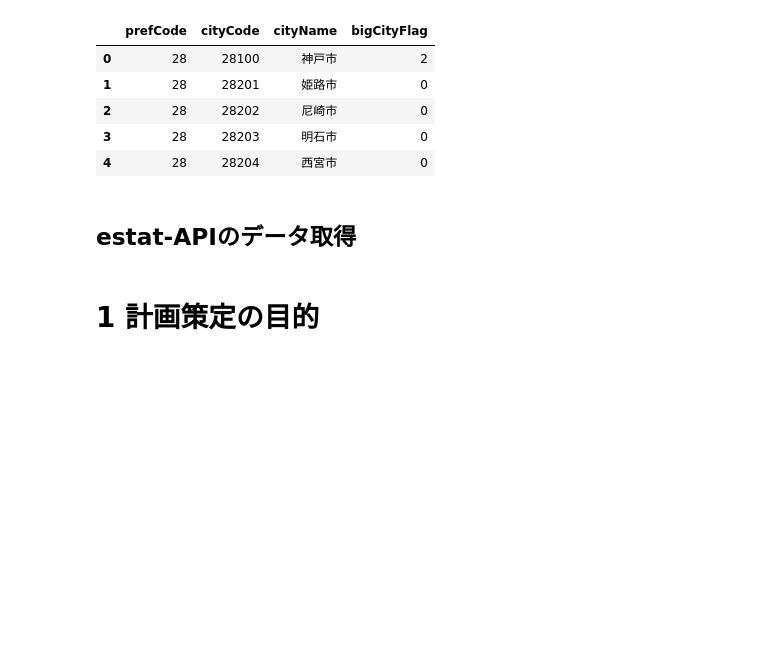
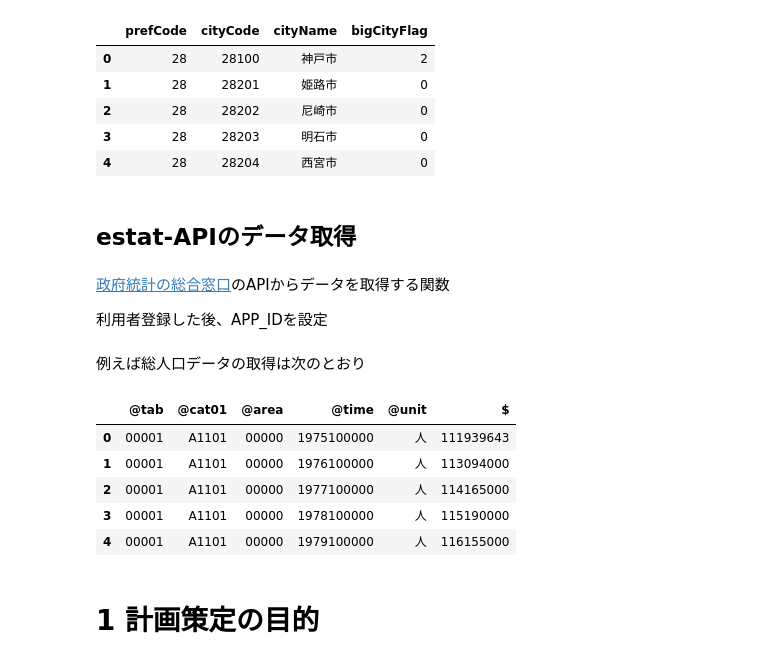
Before and after one commit to dicechick373/google-colab, a Jupyter notebook: 2022_kouwan/03_播磨臨海CNP.ipynb, the cells around one changed output. Cells and saved outputs as stored; diff of their text form; code cells hidden in the pictures; blank space fills up the shorter version.

```diff
--- a/2022_kouwan/03_播磨臨海CNP.ipynb
+++ b/2022_kouwan/03_播磨臨海CNP.ipynb
@@ -81,6 +84,12 @@ citylist(28).head()
 | 4 | 28 | 28204 | 西宮市 | 0 |
 # %% [markdown]
 ## estat-APIのデータ取得
+# %% [markdown]
+[政府統計の総合窓口](https://www.e-stat.go.jp/)のAPIからデータを取得する関数
+
+利用者登録した後、APP_IDを設定
+# %%
+ESTAT_APP_ID = '724e5b90772a3e9289f41a253e4e7e32438f4fff'
 # %%
 import urllib.parse
 import urllib.request
@@ -88,14 +97,36 @@ import json
 
 def get_estat_response(params):
   # appId
-  params['appId'] = '724e5b90772a3e9289f41a253e4e7e32438f4fff'
+  params['appId'] = ESTAT_APP_ID
 
   # url生成
   url = 'http://api.e-stat.go.jp/rest/2.1/app/json/getStatsData?'
   url += urllib.parse.urlencode(params)
 
+  # API取得
   with urllib.request.urlopen(url) as response:
-    return json.loads(response.read().decode('utf-8'))
+    res = json.loads(response.read().decode('utf-8'))
+
+  # DataFrameに変換
+  VALUE = res['GET_STATS_DATA']['STATISTICAL_DATA']['DATA_INF']['VALUE']
+  df = pd.DataFrame(VALUE)
+
+  return df
+# %% [markdown]
+例えば総人口データの取得は次のとおり
+# %%
+params = {
+    'statsDataId': '0000010101',
+    'cdCat01': 'A1101',
+    }
+get_estat_response(params).head()
+# %% [output]
+|  | @tab | @cat01 | @area | @time | @unit | $ |
+| 0 | 00001 | A1101 | 00000 | 1975100000 | 人 | 111939643 |
+| 1 | 00001 | A1101 | 00000 | 1976100000 | 人 | 113094000 |
+| 2 | 00001 | A1101 | 00000 | 1977100000 | 人 | 114165000 |
+| 3 | 00001 | A1101 | 00000 | 1978100000 | 人 | 115190000 |
+| 4 | 00001 | A1101 | 00000 | 1979100000 | 人 | 116155000 |
 # %% [markdown]
 # 1 計画策定の目的
 # %% [markdown]
```
Also changed, not shown: parts of 8 cells of this notebook.
